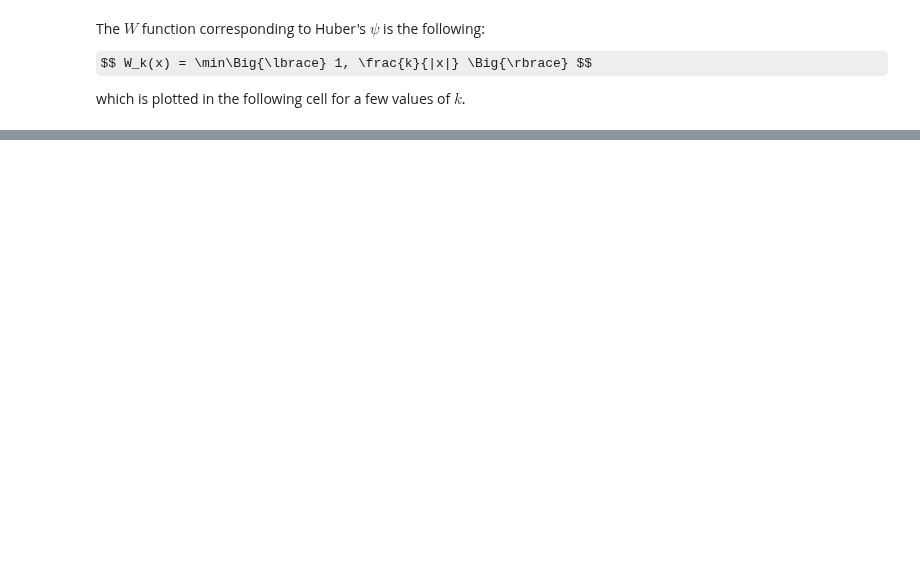
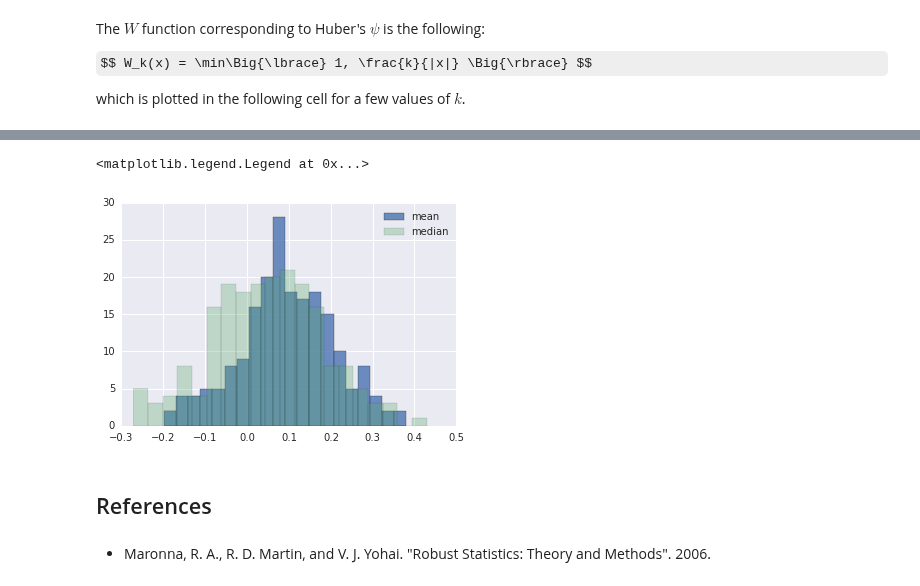
Before and after one commit to unpingco/Python-for-Signal-Processing, a Jupyter notebook: Robust_Statistics.ipynb, the cells around one changed output, grey strips where cells are left out. Drawn from its saved outputs; the diff is of its cells as text; code cells hidden in the pictures; some formulas as TeX source; blank space fills up the shorter version.

Commit message:
confidence intervals bootstrap for Robust_Statistics.ipynb

```diff
--- a/Robust_Statistics.ipynb
+++ b/Robust_Statistics.ipynb
@@ -338,0 +339,15 @@ fig
+# %%
+nsamples = 100
+xs  = np.array([dual_set[bias_coin_gen.next()].rvs() for i in range(200)*nsamples ]).reshape(nsamples,-1)
+# %%
+fig,ax=subplots()
+ax.hist(np.mean(xs,0),20,alpha=0.8,label = 'mean')
+ax.hist(np.median(xs,0),20,alpha=0.3,label ='median')
+ax.legend()
+# %% [output]
+<matplotlib.legend.Legend at 0x...>
+[figure, added]
+# %% [markdown]
+## References
+# %% [markdown]
+* Maronna, R. A., R. D. Martin, and V. J. Yohai. "Robust Statistics: Theory and Methods". 2006.
```
Also changed, not shown: parts of 16 cells of this notebook.
